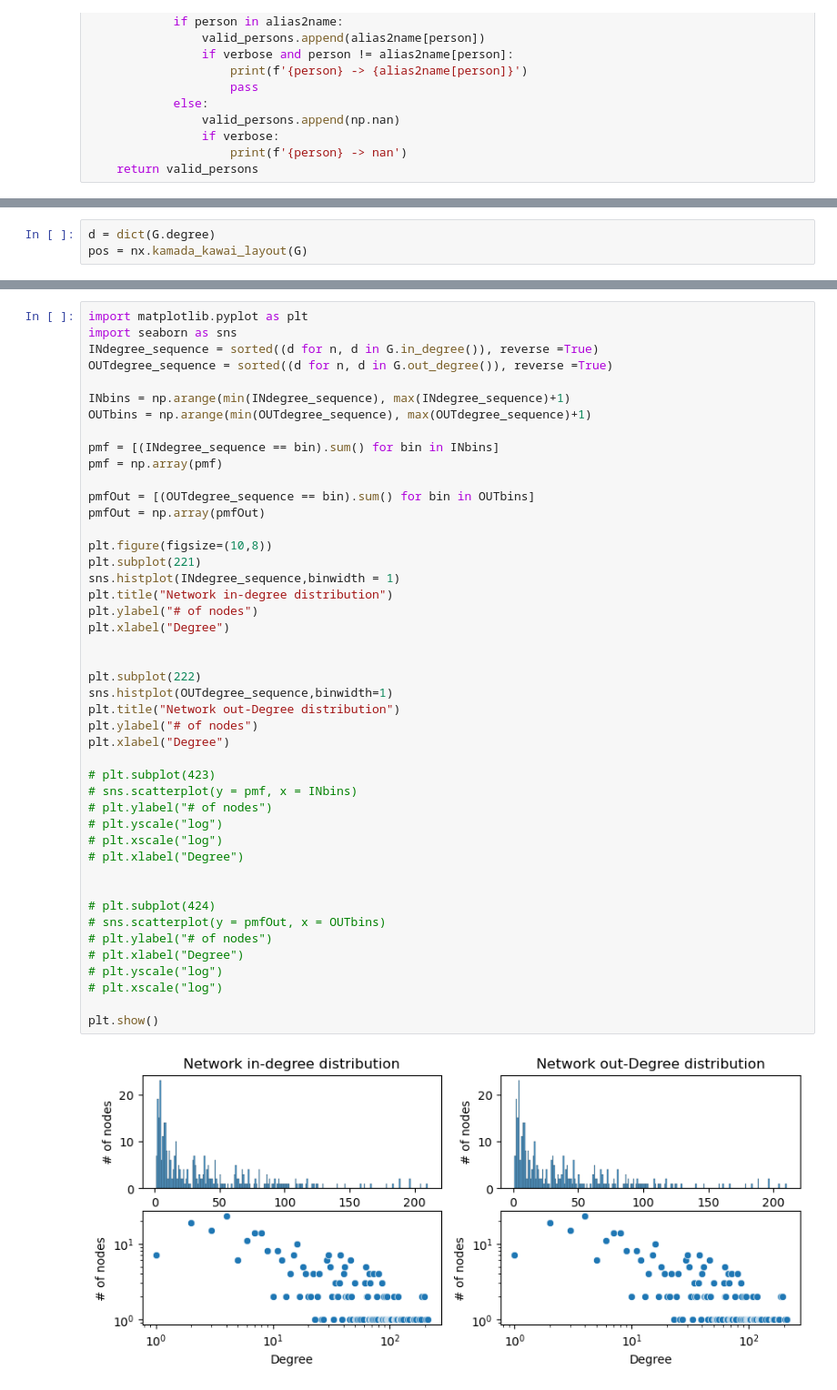
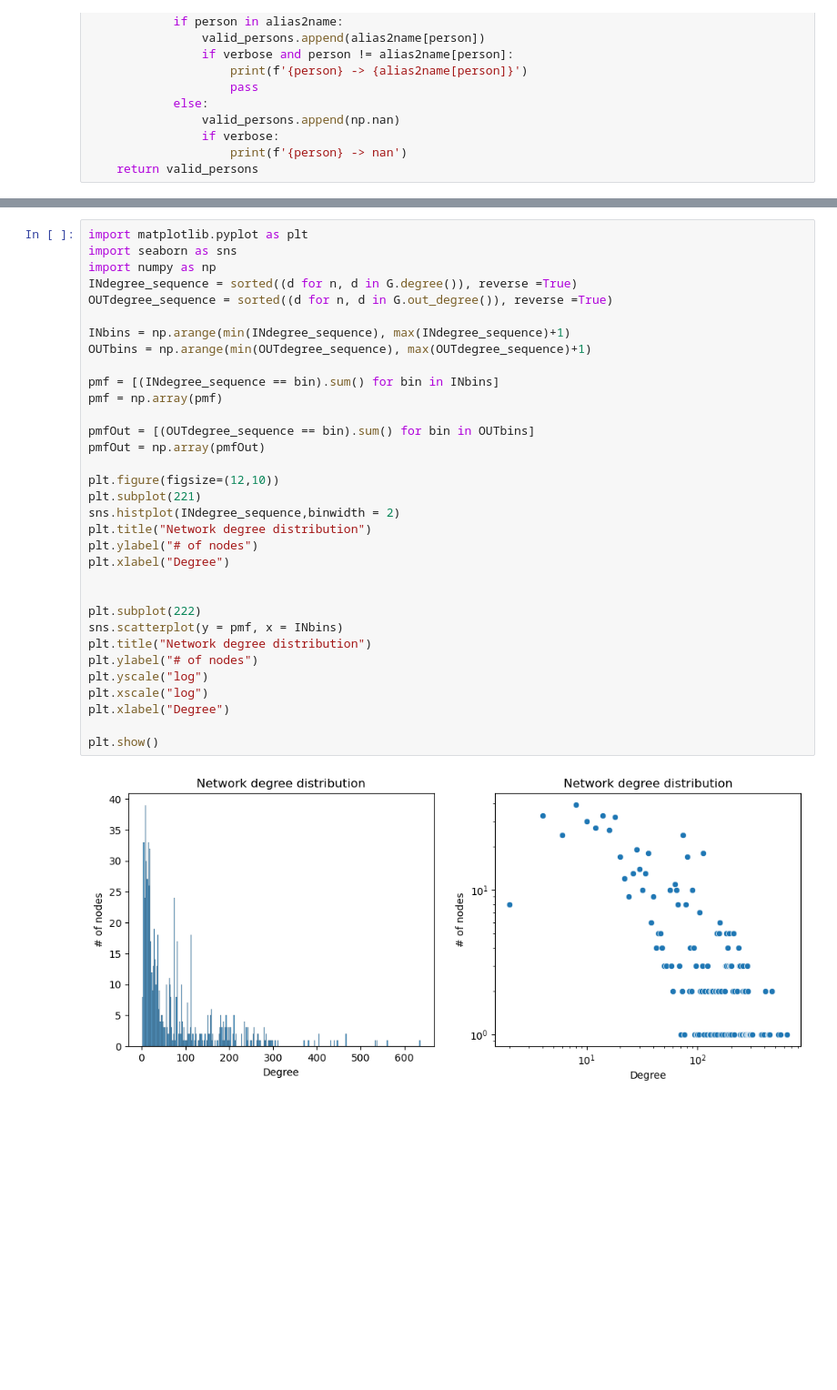
Before and after one commit to TorbjornBak/GOTSocialGraph, a Jupyter notebook: scripts/Data_pullCOPY.ipynb, the cells around one changed output, grey strips where cells are left out. Shown at 91% size. Cells and saved outputs as stored; diff of their text form; blank space fills up the shorter version.

```diff
--- a/scripts/Data_pullCOPY.ipynb
+++ b/scripts/Data_pullCOPY.ipynb
@@ -293,3 +276,0 @@ print(len(G.edges()))
-# %%
-d = dict(G.degree)
-pos = nx.kamada_kawai_layout(G)
@@ -358,47 +344,35 @@ plt.show()
 # %%
 import matplotlib.pyplot as plt
 import seaborn as sns
-INdegree_sequence = sorted((d for n, d in G.in_degree()), reverse =True)
+import numpy as np
+INdegree_sequence = sorted((d for n, d in G.degree()), reverse =True)
 OUTdegree_sequence = sorted((d for n, d in G.out_degree()), reverse =True)
 
 INbins = np.arange(min(INdegree_sequence), max(INdegree_sequence)+1)
 OUTbins = np.arange(min(OUTdegree_sequence), max(OUTdegree_sequence)+1)
 
 pmf = [(INdegree_sequence == bin).sum() for bin in INbins]
 pmf = np.array(pmf)
 
 pmfOut = [(OUTdegree_sequence == bin).sum() for bin in OUTbins]
 pmfOut = np.array(pmfOut)
 
-plt.figure(figsize=(10,8))
+plt.figure(figsize=(12,10))
 plt.subplot(221)
-sns.histplot(INdegree_sequence,binwidth = 1)
-plt.title("Network in-degree distribution")
+sns.histplot(INdegree_sequence,binwidth = 2)
+plt.title("Network degree distribution")
 plt.ylabel("# of nodes")
 plt.xlabel("Degree")
 
 
 plt.subplot(222)
-sns.histplot(OUTdegree_sequence,binwidth=1)
-plt.title("Network out-Degree distribution")
+sns.scatterplot(y = pmf, x = INbins)
+plt.title("Network degree distribution")
 plt.ylabel("# of nodes")
+plt.yscale("log")
+plt.xscale("log")
 plt.xlabel("Degree")
 
-# plt.subplot(423)
-# sns.scatterplot(y = pmf, x = INbins)
-# plt.ylabel("# of nodes")
-# plt.yscale("log")
-# plt.xscale("log")
-# plt.xlabel("Degree")
-
-
-# plt.subplot(424)
-# sns.scatterplot(y = pmfOut, x = OUTbins)
-# plt.ylabel("# of nodes")
-# plt.xlabel("Degree")
-# plt.yscale("log")
-# plt.xscale("log")
-
 plt.show()
 # %% [output]
-[figure, old version]
+[figure, new version]
```
Also changed, not shown: parts of 11 cells of this notebook.
